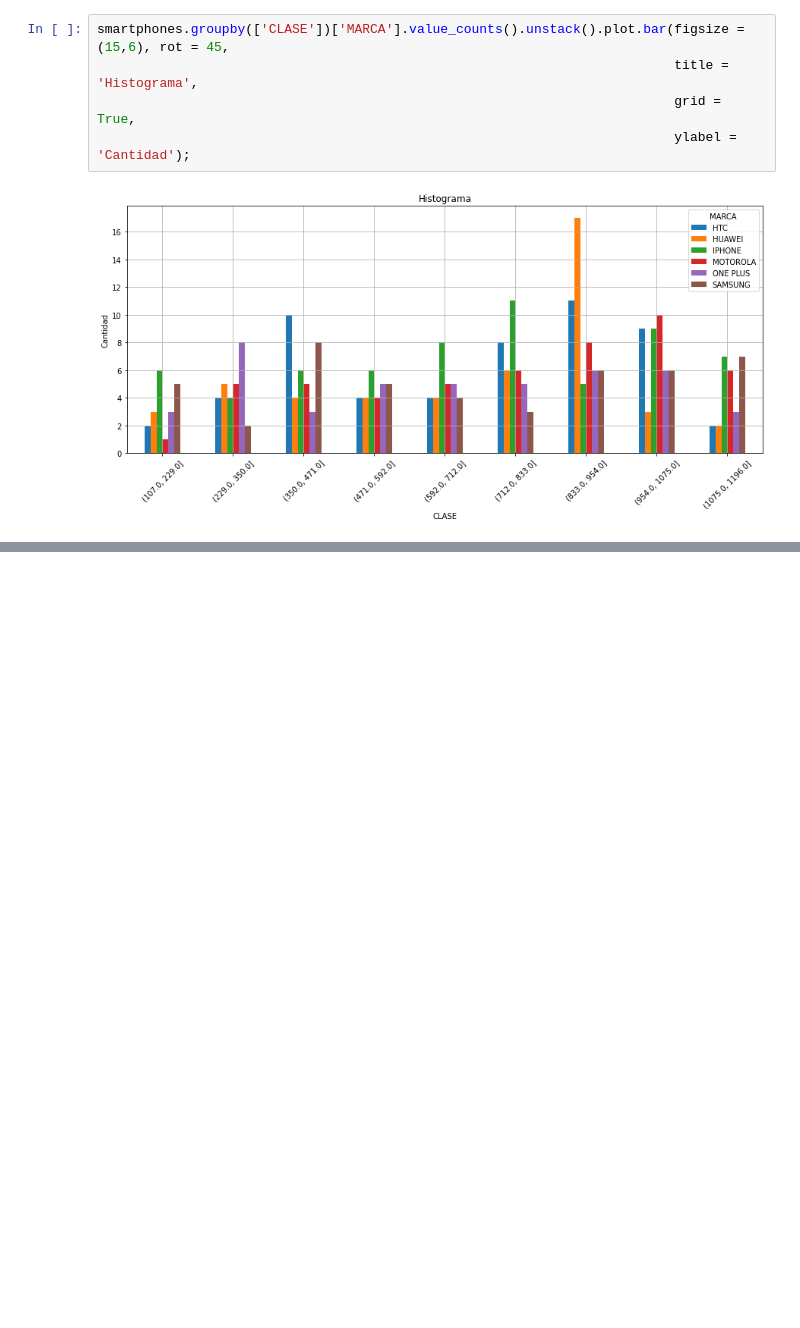
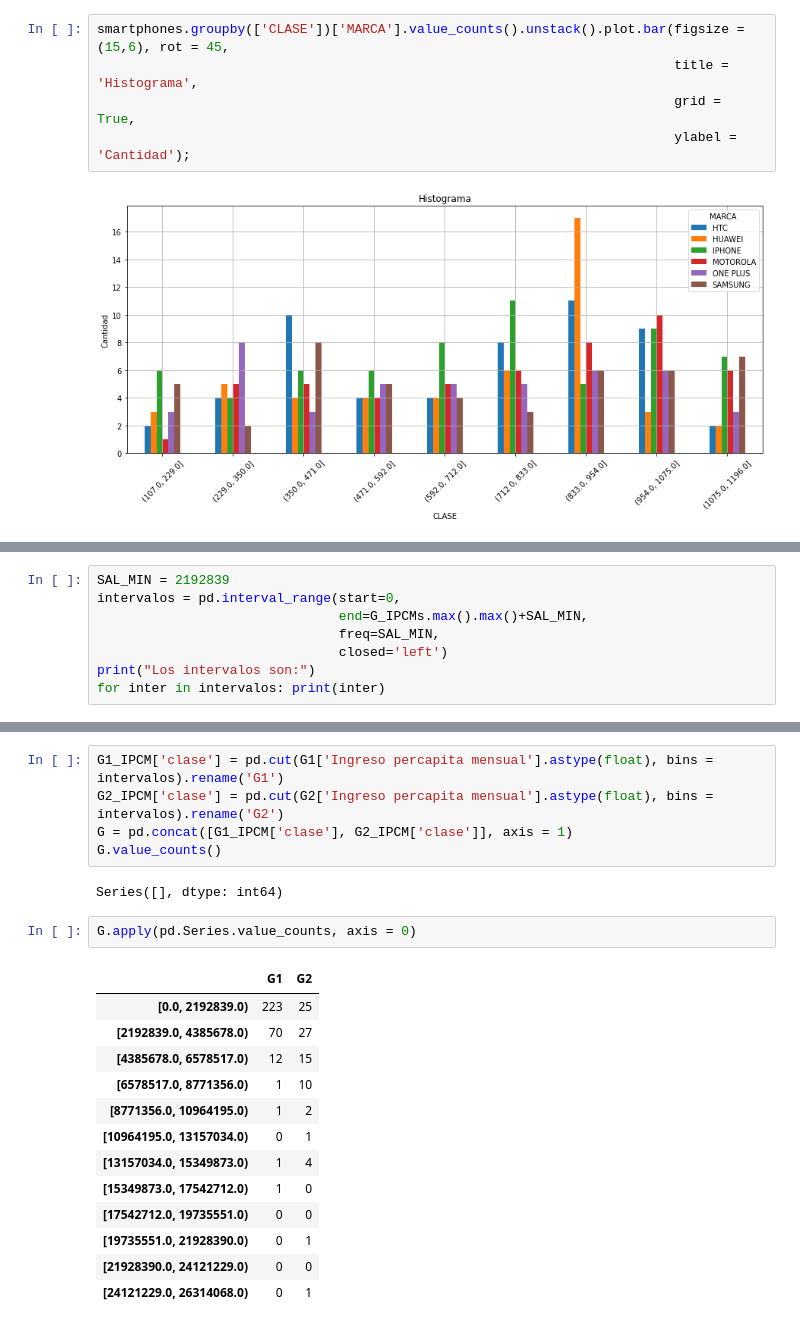
Before and after one commit to pyefiuna/Laboratorio, a Jupyter notebook: notebooks/1_Estadística_Descriptiva.ipynb, the cells around one changed output, grey strips where cells are left out. Cells and saved outputs as stored; diff of their text form; blank space fills up the shorter version.

```diff
--- a/notebooks/1_Estadística_Descriptiva.ipynb
+++ b/notebooks/1_Estadística_Descriptiva.ipynb
@@ -323,0 +479,8 @@ smartphones.groupby(['CLASE'])['MARCA'].value_counts().unstack().plot.bar(figsiz
+# %%
+SAL_MIN = 2192839
+intervalos = pd.interval_range(start=0,
+                               end=G_IPCMs.max().max()+SAL_MIN,
+                               freq=SAL_MIN,
+                               closed='left')
+print("Los intervalos son:")
+for inter in intervalos: print(inter)
@@ -323,0 +535,23 @@ smartphones.groupby(['CLASE'])['MARCA'].value_counts().unstack().plot.bar(figsiz
+# %%
+G1_IPCM['clase'] = pd.cut(G1['Ingreso percapita mensual'].astype(float), bins = intervalos).rename('G1')
+G2_IPCM['clase'] = pd.cut(G2['Ingreso percapita mensual'].astype(float), bins = intervalos).rename('G2')
+G = pd.concat([G1_IPCM['clase'], G2_IPCM['clase']], axis = 1)
+G.value_counts()
+# %% [output]
+Series([], dtype: int64)
+# %%
+G.apply(pd.Series.value_counts, axis = 0)
+# %% [output]
+|  | G1 | G2 |
+| [0.0, 2192839.0) | 223 | 25 |
+| [2192839.0, 4385678.0) | 70 | 27 |
+| [4385678.0, 6578517.0) | 12 | 15 |
+| [6578517.0, 8771356.0) | 1 | 10 |
+| [8771356.0, 10964195.0) | 1 | 2 |
+| [10964195.0, 13157034.0) | 0 | 1 |
+| [13157034.0, 15349873.0) | 1 | 4 |
+| [15349873.0, 17542712.0) | 1 | 0 |
+| [17542712.0, 19735551.0) | 0 | 0 |
+| [19735551.0, 21928390.0) | 0 | 1 |
+| [21928390.0, 24121229.0) | 0 | 0 |
+| [24121229.0, 26314068.0) | 0 | 1 |
```
Also changed, not shown: parts of 19 cells of this notebook.
